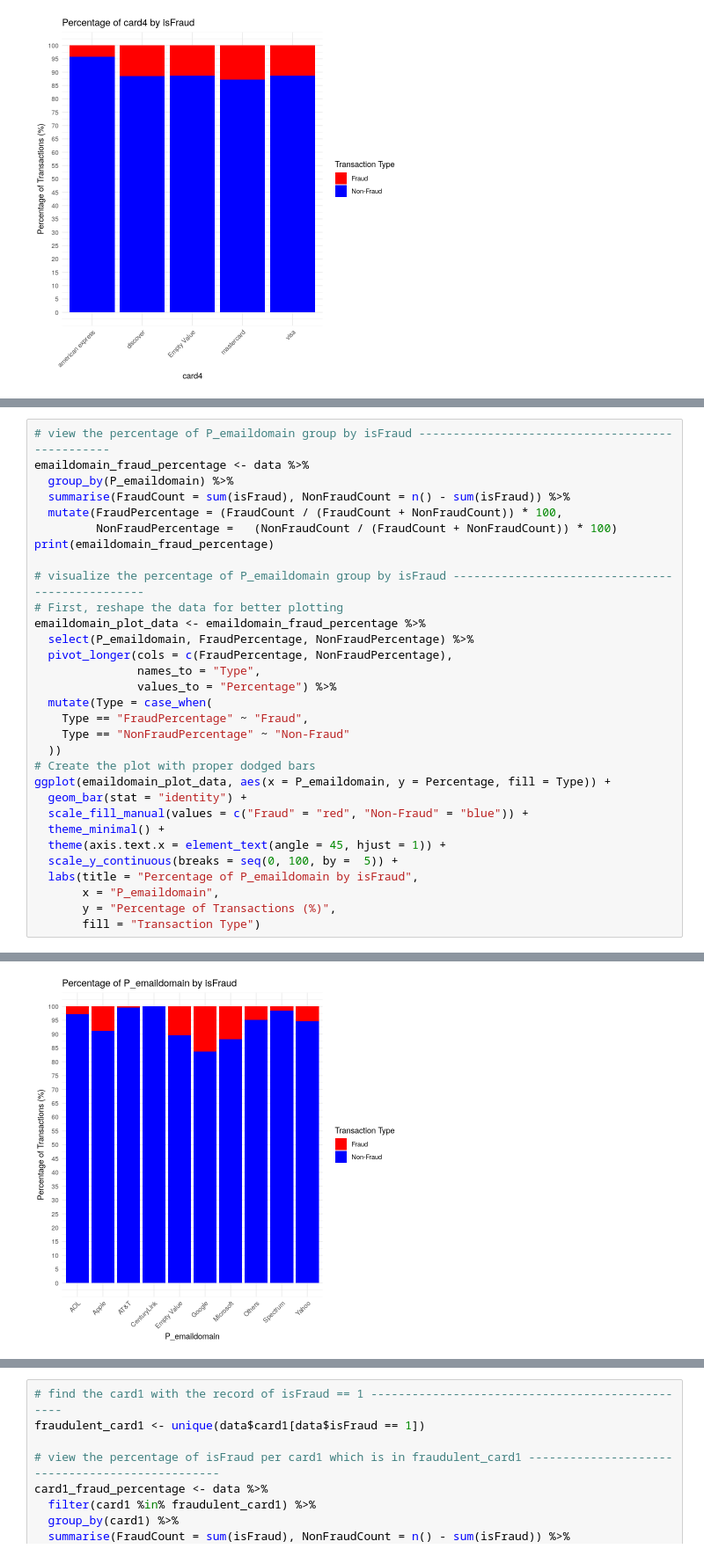
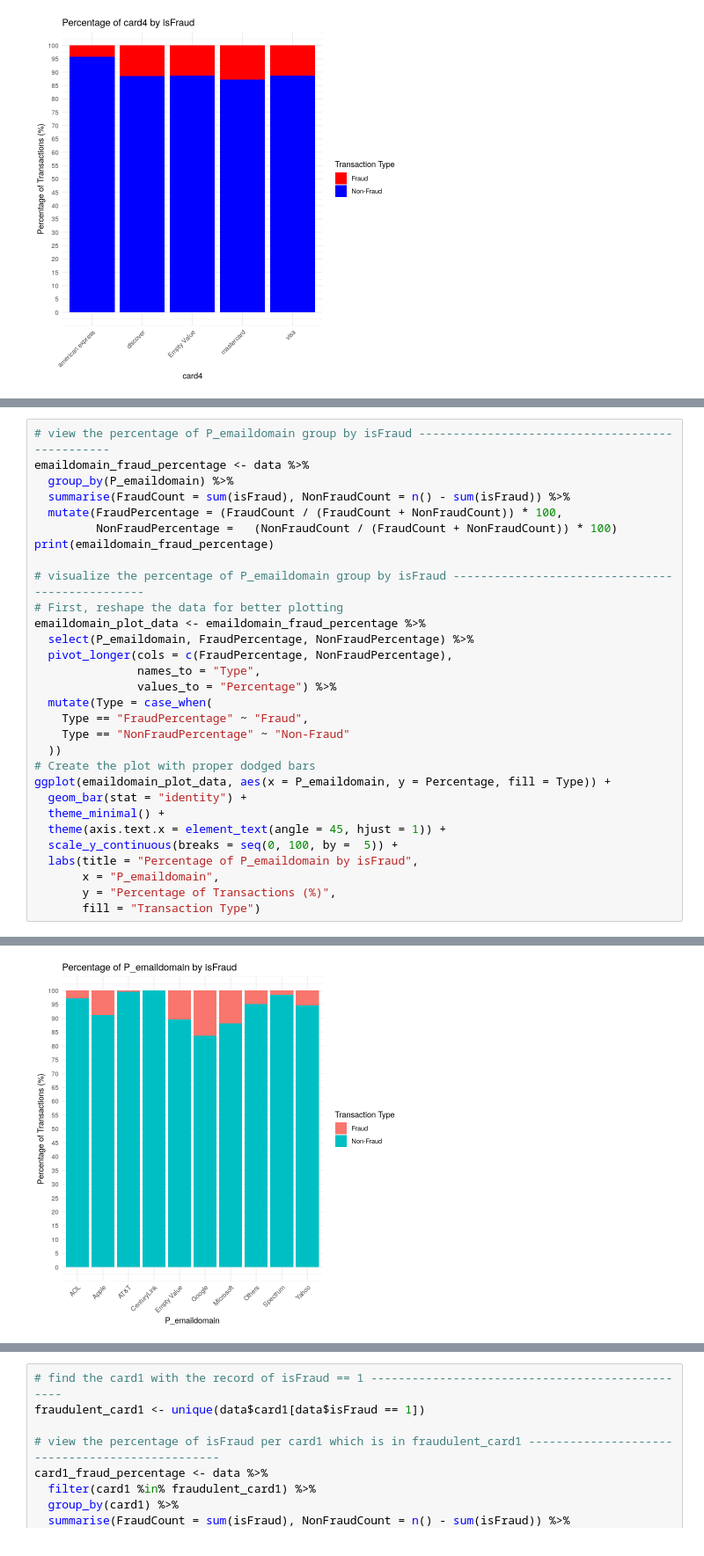
Before and after one commit to ytcctl/peter, a Jupyter notebook: FITE7410/FITE7410_Assgn_1.ipynb, the cells around one changed output, grey strips where cells are left out. Shown at 88% size. Drawn from its saved outputs; the diff is of its cells as text.

```diff
--- a/FITE7410/FITE7410_Assgn_1.ipynb
+++ b/FITE7410/FITE7410_Assgn_1.ipynb
@@ -701,35 +746,34 @@ emaildomain_plot_data <- emaildomain_fraud_percentage %>%
                names_to = "Type",
                values_to = "Percentage") %>%
   mutate(Type = case_when(
     Type == "FraudPercentage" ~ "Fraud",
     Type == "NonFraudPercentage" ~ "Non-Fraud"
   ))
 # Create the plot with proper dodged bars
 ggplot(emaildomain_plot_data, aes(x = P_emaildomain, y = Percentage, fill = Type)) +
   geom_bar(stat = "identity") +
-  scale_fill_manual(values = c("Fraud" = "red", "Non-Fraud" = "blue")) +
   theme_minimal() +
   theme(axis.text.x = element_text(angle = 45, hjust = 1)) +
   scale_y_continuous(breaks = seq(0, 100, by =  5)) +
   labs(title = "Percentage of P_emaildomain by isFraud",
        x = "P_emaildomain",
        y = "Percentage of Transactions (%)",
        fill = "Transaction Type")
 # %% [output]
 # A tibble: 10 × 5
    P_emaildomain FraudCount NonFraudCount FraudPercentage NonFraudPercentage
    <chr>              <int>         <int>           <dbl>              <dbl>
  1 AOL                   83          2815           2.86                97.1
  2 AT&T                   4           977           0.408               99.6
  3 Apple                119          1230           8.82                91.2
  4 CenturyLink            0            81           0                  100
  5 Empty Value          962          8296          10.4                 89.6
  6 Google              6265         32029          16.4                 83.6
  7 Microsoft           2612         19371          11.9                 88.1
  8 Others               748         14478           4.91                95.1
  9 Spectrum               3           194           1.52                98.5
 10 Yahoo                522          9211           5.36                94.6
-[figure, old version]
+[figure, new version]
 # %%
 # view the percentage of R_emaildomain group by isFraud ------------------------------------------------
 remaildomain_fraud_percentage <- data %>%
```
Also changed, not shown: parts of 33 cells of this notebook.
